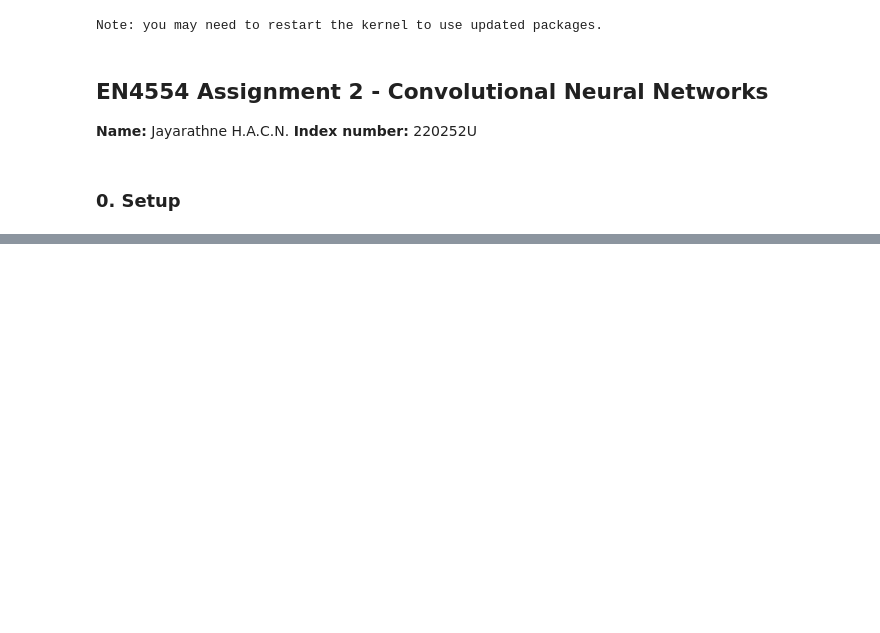
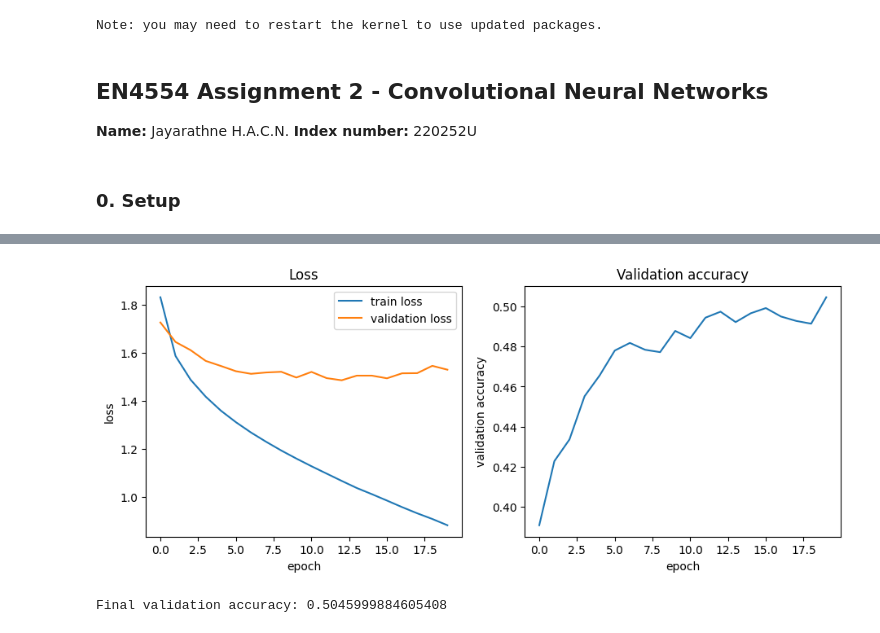
Before and after one commit to Nithira17/EN4554-Assignment_2-CNNs, a Jupyter notebook: assignment_2.ipynb, the cells around one changed output, grey strips where cells are left out. Drawn from its saved outputs; the diff is of its cells as text; code cells hidden in the pictures; blank space fills up the shorter version.

```diff
--- a/assignment_2.ipynb
+++ b/assignment_2.ipynb
@@ -195,0 +180,31 @@ def n_params(model):
+# %%
+def get_batches(X, y, batch_size):
+    # shuffled mini-batches
+    perm = torch.randperm(len(X))
+    for i in range(0, len(X), batch_size):
+        idx = perm[i:i + batch_size]
+        yield X[idx], y[idx]
+
+Xtr_flat = X_train.reshape(len(X_train), -1)
+Xva_flat = X_val.reshape(len(X_val), -1)
+
+torch.manual_seed(0)
+net = MLP([3072, 256, 128, 10])
+lr = 0.01
+epochs = 20
+
+train_losses, val_losses, val_accs = [], [], []
+for epoch in range(epochs):
+    total = 0
+    for xb, yb in get_batches(Xtr_flat, y_train, 128):
+        loss = net.loss(xb, yb)
+        net.backward()
+        for layer in net.layers:                 # SGD step
+            if isinstance(layer, Linear):
+                layer.W -= lr * layer.dW
+                layer.b -= lr * layer.db
+        total += loss.item() * len(xb)
+    train_losses.append(total / len(Xtr_flat))
+    val_losses.append(net.loss(Xva_flat, y_val).item())
+    val_accs.append((net.forward(Xva_flat).argmax(1) == y_val).float().mean().item())
+    print(f'epoch {epoch + 1:2d} | train loss {train_losses[-1]:.4f} | val loss {val_losses[-1]:.4f} | val acc {val_accs[-1]:.4f}')
@@ -195,0 +232,14 @@ def n_params(model):
+# %%
+plt.figure(figsize=(11, 4))
+plt.subplot(1, 2, 1)
+plt.plot(train_losses, label='train loss')
+plt.plot(val_losses, label='validation loss')
+plt.xlabel('epoch'); plt.ylabel('loss'); plt.title('Loss'); plt.legend()
+plt.subplot(1, 2, 2)
+plt.plot(val_accs)
+plt.xlabel('epoch'); plt.ylabel('validation accuracy'); plt.title('Validation accuracy')
+plt.show()
+print('Final validation accuracy:', val_accs[-1])
+# %% [output]
+[figure, added]
+Final validation accuracy: 0.5045999884605408
```
Also changed, not shown: parts of 13 cells of this notebook.
